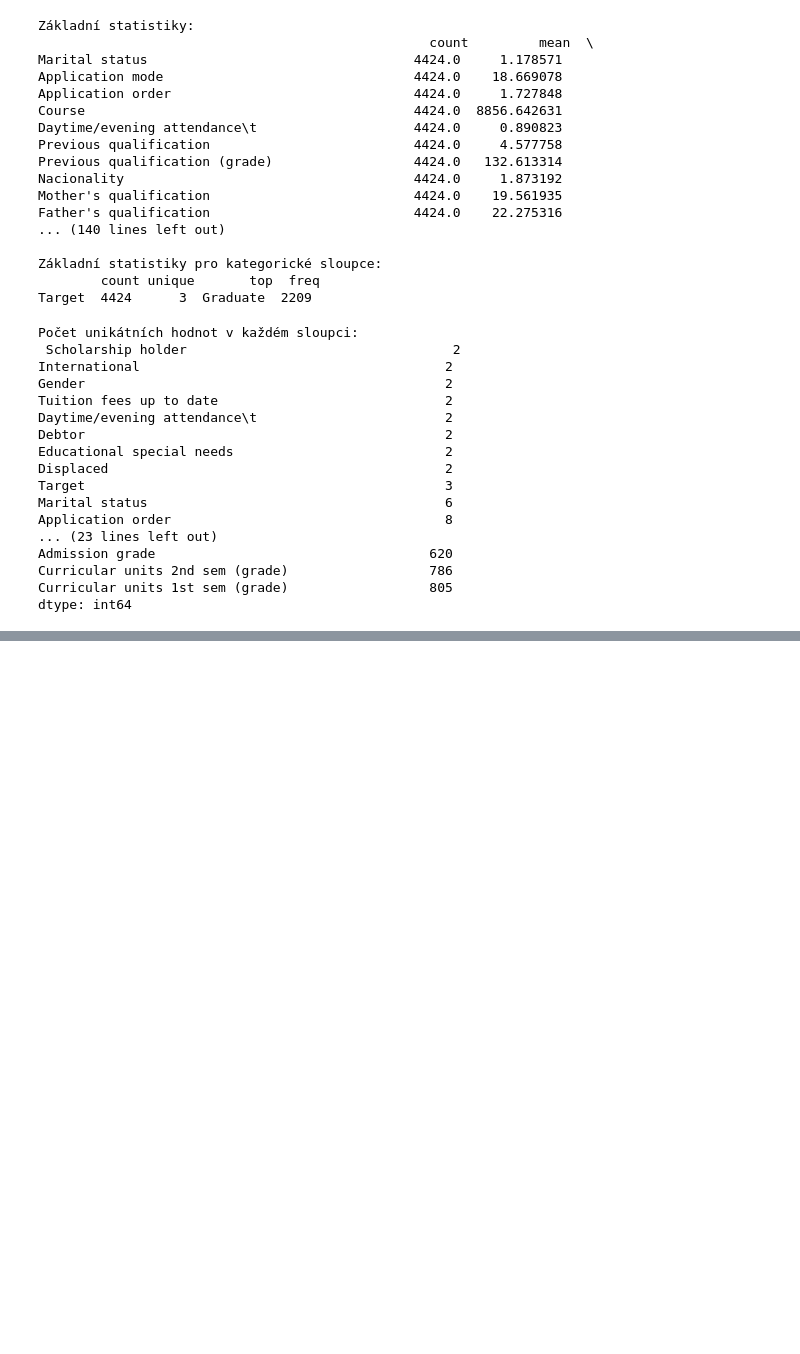
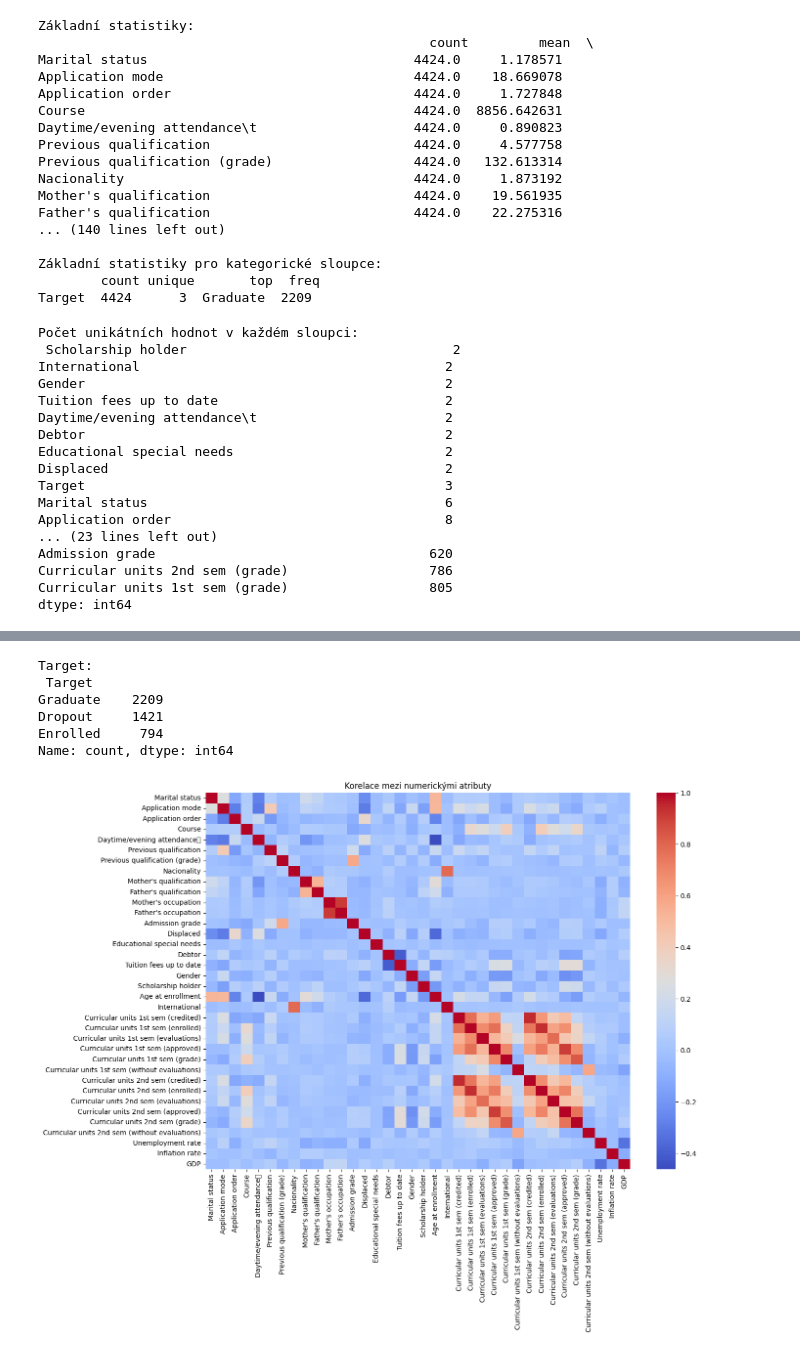
Before and after one commit to misahoskova/4IZ566-FIS-VSE, a Jupyter notebook: semestralka.ipynb, the cells around one changed output, grey strips where cells are left out. Saved outputs shown, nothing was run; the diff lists cells and outputs as text; code cells hidden in the pictures; blank space fills up the shorter version.

```diff
--- a/semestralka.ipynb
+++ b/semestralka.ipynb
@@ -187,0 +211,26 @@ dtype: int64
+# %%
+# Korelační matice pro numerické atributy
+categorical_cols = df.select_dtypes(include=['object']).columns
+df[categorical_cols].head()
+
+for col in categorical_cols[:5]:
+    print(f"\n{col}:\n", df[col].value_counts())
+# %% [output]
+Target:
+ Target
+Graduate    2209
+Dropout     1421
+Enrolled     794
+Name: count, dtype: int64
+# %%
+import seaborn as sns
+import matplotlib.pyplot as plt
+
+# Korelační matice pro numerické atributy
+corr = df.corr(numeric_only=True)
+plt.figure(figsize=(14,10))
+sns.heatmap(corr, annot=False, cmap='coolwarm')
+plt.title('Korelace mezi numerickými atributy')
+plt.show()
+# %% [output]
+[figure, added]
```
Also changed, not shown: parts of 3 cells of this notebook, 2 other files.
